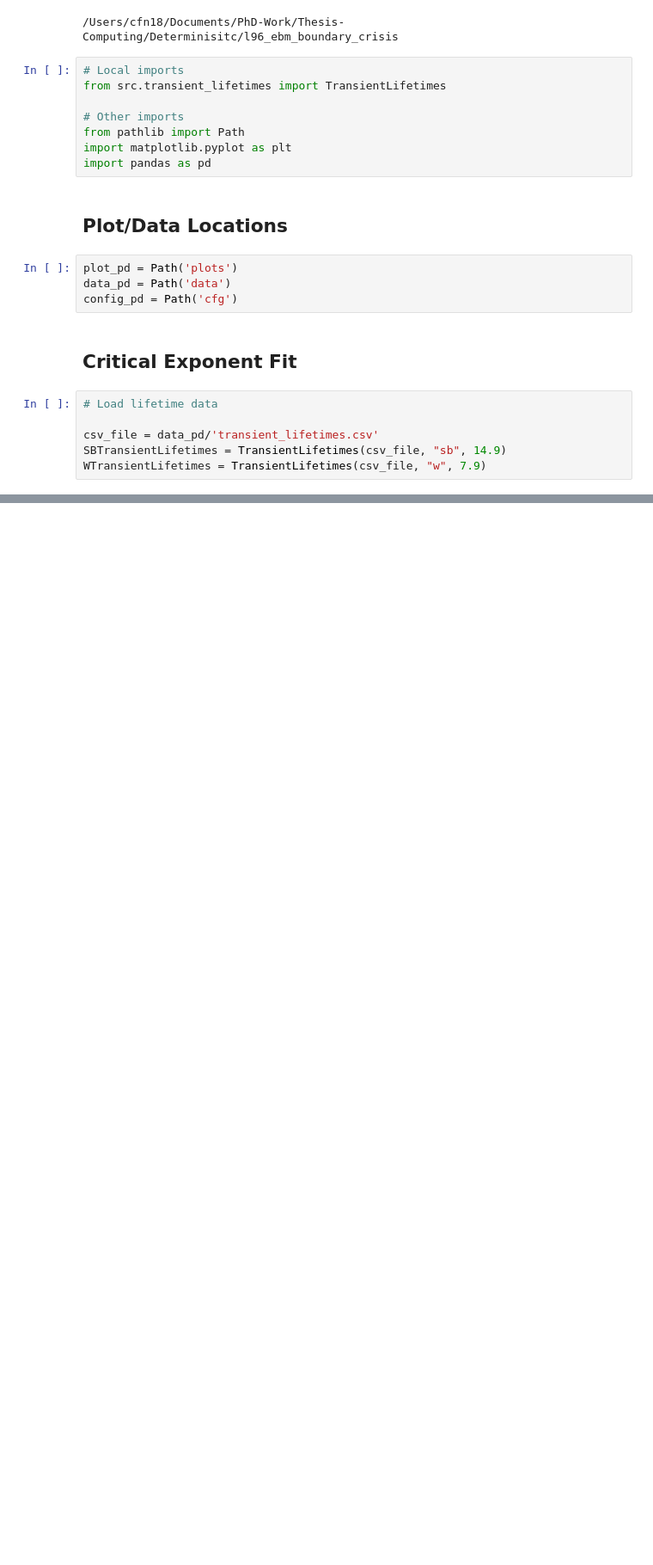
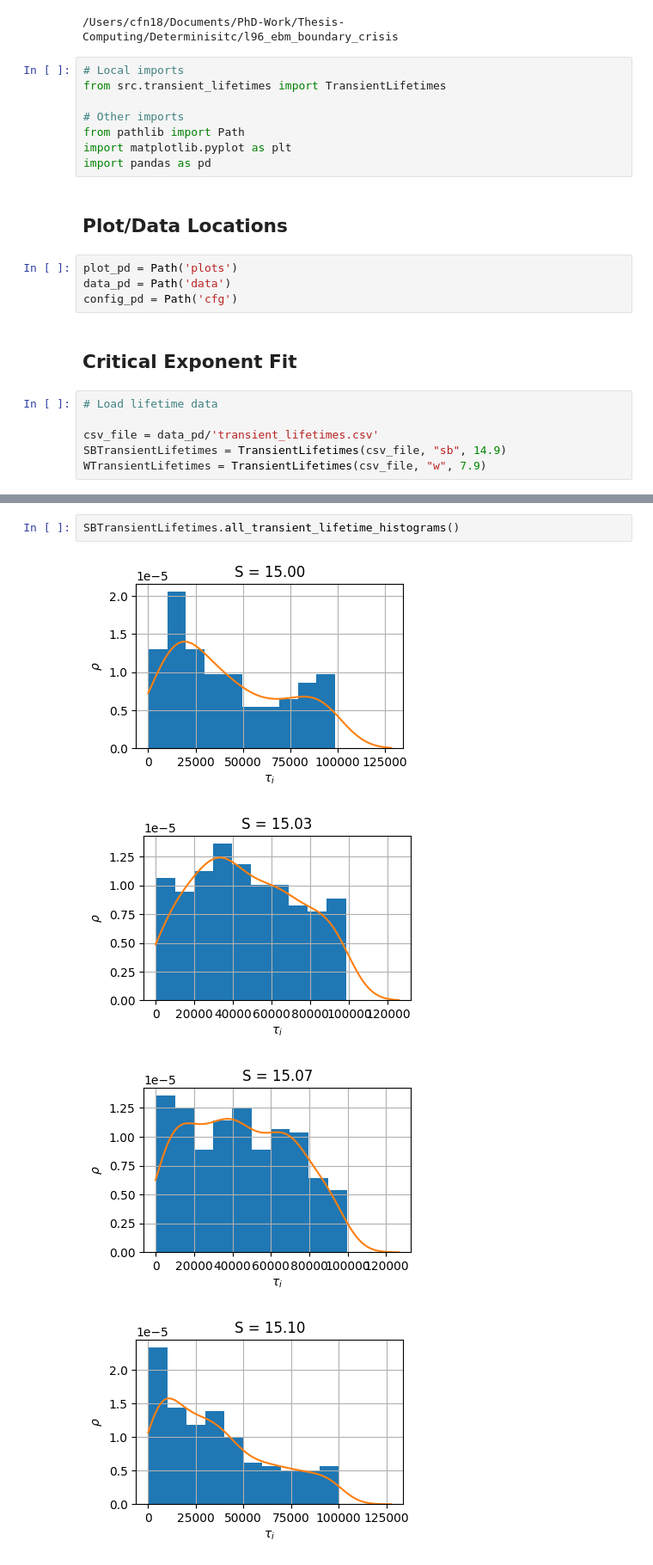
Before and after one commit to CalvinNesbitt/l96_ebm_boundary_crisis, a Jupyter notebook: notebooks/critical_exponent_fit.ipynb, the cells around one changed output, grey strips where cells are left out. Shown: that part at 86% size. Cells and saved outputs as stored; diff of their text form; blank space fills up the shorter version.

```diff
--- a/notebooks/critical_exponent_fit.ipynb
+++ b/notebooks/critical_exponent_fit.ipynb
@@ -54,0 +95,7 @@ fig.savefig(plot_pd/'S_W_to_SB_critical_exponent_fit.pdf')
+# %%
+SBTransientLifetimes.all_transient_lifetime_histograms()
+# %% [output]
+[figure, added]
+[figure, added]
+[figure, added]
+[figure, added]
```
Also changed, not shown: parts of 5 cells of this notebook, 4 other files.
